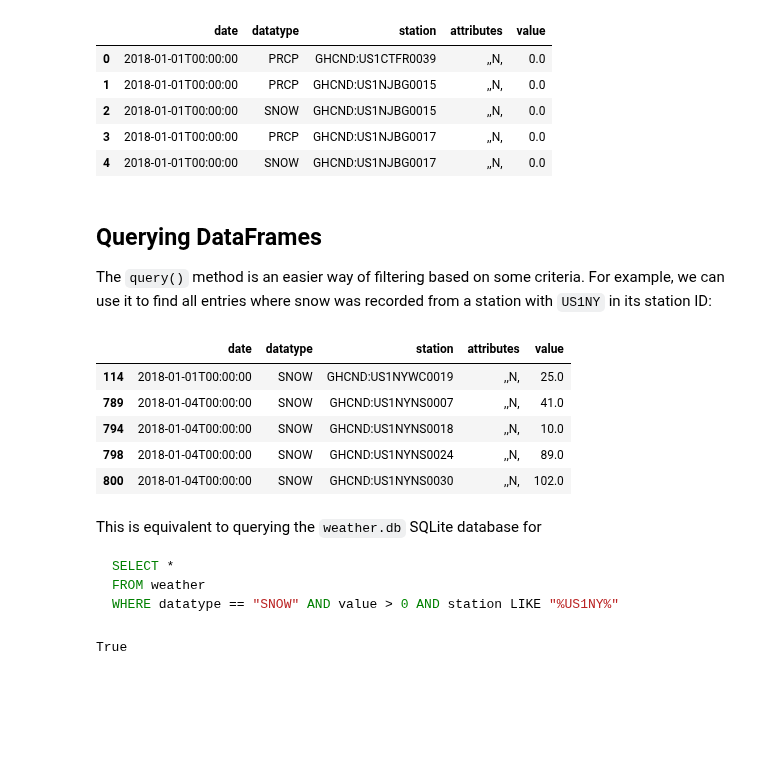
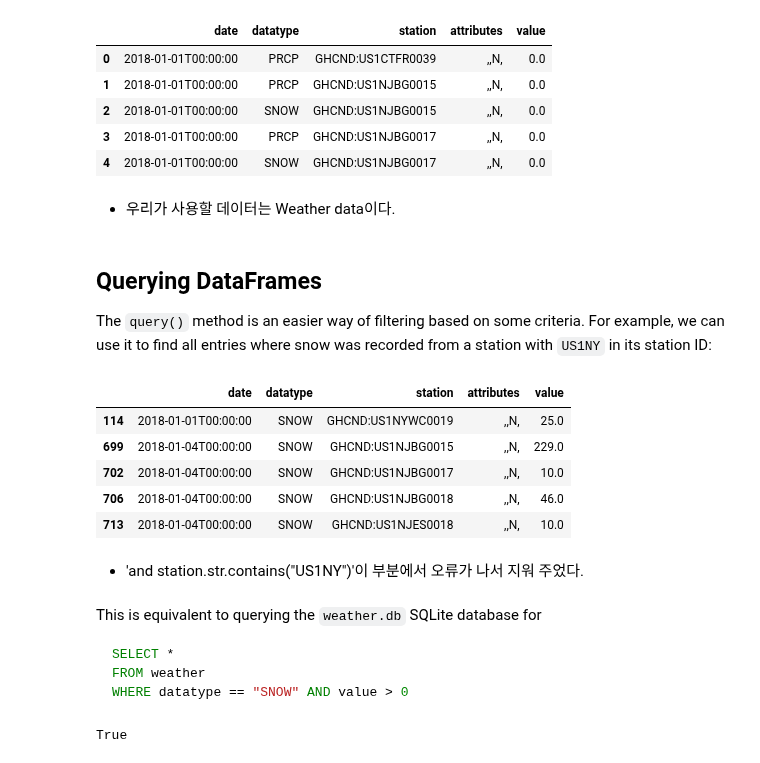
Before and after one commit to kcw0331/Environmental-Health-Big-Data-Analysis, a Jupyter notebook: 9주차/1-querying_and_merging.ipynb, the cells around one changed output. Drawn from its saved outputs; the diff is of its cells as text; code cells hidden in the pictures; blank space fills up the shorter version.

````diff
--- a/9주차/1-querying_and_merging.ipynb
+++ b/9주차/1-querying_and_merging.ipynb
@@ -22,26 +31,30 @@ weather.head()
 | 2 | 2018-01-01T00:00:00 | SNOW | GHCND:US1NJBG0015 | ,,N, | 0.0 |
 | 3 | 2018-01-01T00:00:00 | PRCP | GHCND:US1NJBG0017 | ,,N, | 0.0 |
 | 4 | 2018-01-01T00:00:00 | SNOW | GHCND:US1NJBG0017 | ,,N, | 0.0 |
+# %% [markdown]
+* 우리가 사용할 데이터는 Weather data이다.
 # %% [markdown]
 ## Querying DataFrames
 The `query()` method is an easier way of filtering based on some criteria. For example, we can use it to find all entries where snow was recorded from a station with `US1NY` in its station ID:
 # %%
-snow_data = weather.query('datatype == "SNOW" and value > 0 and station.str.contains("US1NY")')
+snow_data = weather.query('datatype == "SNOW" and value > 0')
 snow_data.head()
 # %% [output]
 |  | date | datatype | station | attributes | value |
 | 114 | 2018-01-01T00:00:00 | SNOW | GHCND:US1NYWC0019 | ,,N, | 25.0 |
-| 789 | 2018-01-04T00:00:00 | SNOW | GHCND:US1NYNS0007 | ,,N, | 41.0 |
-| 794 | 2018-01-04T00:00:00 | SNOW | GHCND:US1NYNS0018 | ,,N, | 10.0 |
-| 798 | 2018-01-04T00:00:00 | SNOW | GHCND:US1NYNS0024 | ,,N, | 89.0 |
-| 800 | 2018-01-04T00:00:00 | SNOW | GHCND:US1NYNS0030 | ,,N, | 102.0 |
+| 699 | 2018-01-04T00:00:00 | SNOW | GHCND:US1NJBG0015 | ,,N, | 229.0 |
+| 702 | 2018-01-04T00:00:00 | SNOW | GHCND:US1NJBG0017 | ,,N, | 10.0 |
+| 706 | 2018-01-04T00:00:00 | SNOW | GHCND:US1NJBG0018 | ,,N, | 46.0 |
+| 713 | 2018-01-04T00:00:00 | SNOW | GHCND:US1NJES0018 | ,,N, | 10.0 |
+# %% [markdown]
+*  'and station.str.contains("US1NY")'이 부분에서 오류가 나서 지워 주었다.
 # %% [markdown]
 This is equivalent to querying the `weather.db` SQLite database for
 
 ```sql
 SELECT *
 FROM weather
-WHERE datatype == "SNOW" AND value > 0 AND station LIKE "%US1NY%"
+WHERE datatype == "SNOW" AND value > 0
 ```
 # %%
 import sqlite3
````
Also changed, not shown: parts of 18 cells of this notebook.
